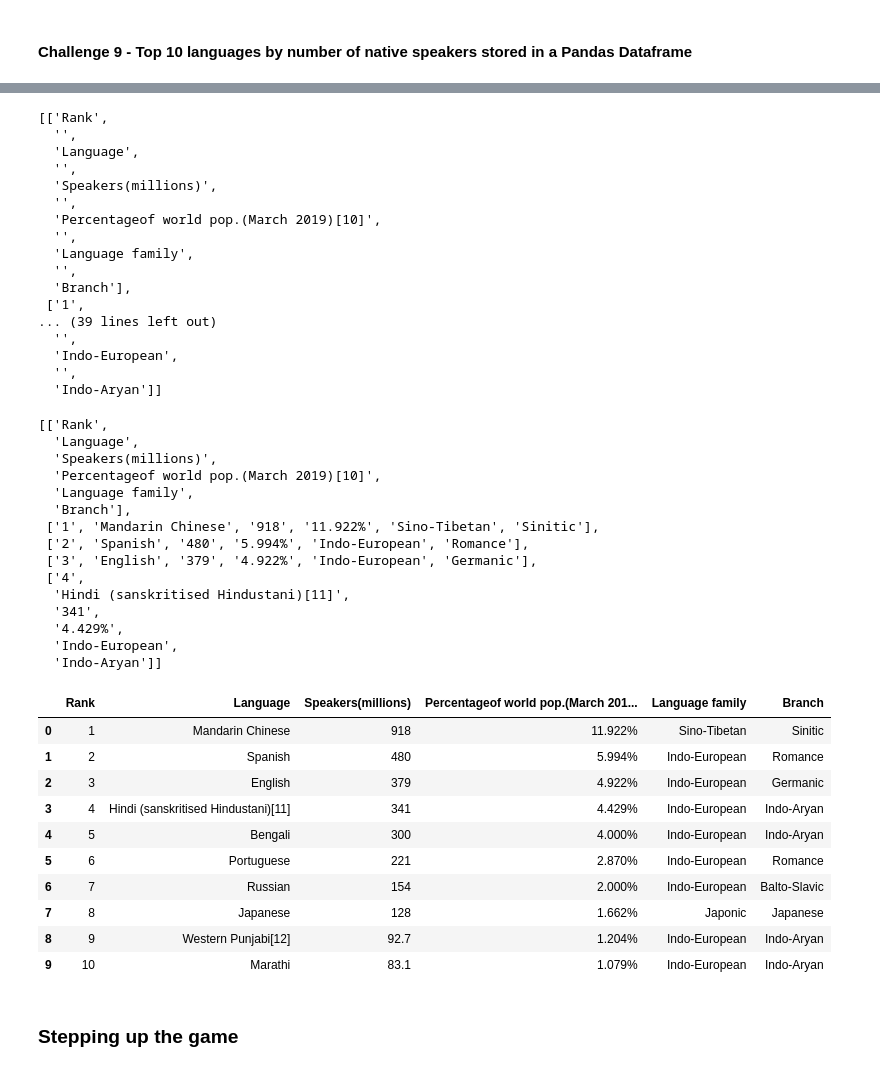
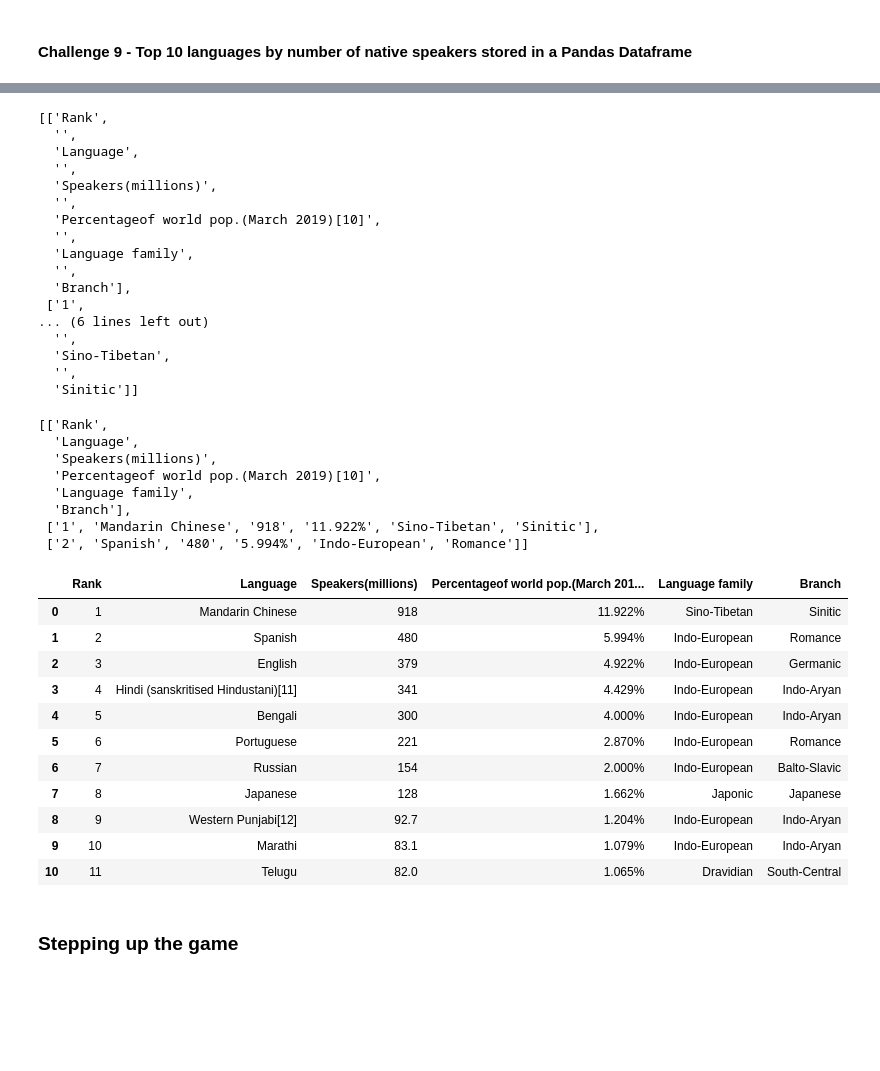
Before and after one commit to Ironhack-Data-Madrid-Enero-2022/lab-web-scraping, a Jupyter notebook: your-code/main.ipynb, the cells around one changed output, grey strips where cells are left out. Saved outputs shown, nothing was run; the diff lists cells and outputs as text; code cells hidden in the pictures; blank space fills up the shorter version.

```diff
--- a/your-code/main.ipynb
+++ b/your-code/main.ipynb
@@ -531,7 +520,7 @@ tabla
 
 filas=tabla.find_all('tr')
 filas=[f.text.strip().split('\n') for f in filas]
-filas[:5]
+filas[:2]
 # %% [output]
 [['Rank',
   '',
@@ -545,11 +534,11 @@ filas[:5]
   '',
   'Branch'],
  ['1',
-... (39 lines left out)
+... (6 lines left out)
   '',
-  'Indo-European',
+  'Sino-Tibetan',
   '',
-  'Indo-Aryan']]
+  'Sinitic']]
 # %%
 # Cleaning
 final=[]
@@ -563,7 +552,7 @@ for e in filas:
             tmp.append(st)
     final.append(tmp)
 
-final[:5]
+final[:3]
 # %% [output]
 [['Rank',
   'Language',
@@ -572,38 +561,32 @@ final[:5]
   'Language family',
   'Branch'],
  ['1', 'Mandarin Chinese', '918', '11.922%', 'Sino-Tibetan', 'Sinitic'],
- ['2', 'Spanish', '480', '5.994%', 'Indo-European', 'Romance'],
- ['3', 'English', '379', '4.922%', 'Indo-European', 'Germanic'],
- ['4',
-  'Hindi (sanskritised Hindustani)[11]',
-  '341',
-  '4.429%',
-  'Indo-European',
-  'Indo-Aryan']]
+ ['2', 'Spanish', '480', '5.994%', 'Indo-European', 'Romance']]
 # %%
 # dataframe
 
 import pandas as pd
 
 col_names=final[0]
 
 data=final[1:]
 
 df=pd.DataFrame(data, columns=col_names)
 
-df.head(10)
+df.head(11)
 # %% [output]
 |  | Rank | Language | Speakers(millions) | Percentageof world pop.(March 201... | Language family | Branch |
 | 0 | 1 | Mandarin Chinese | 918 | 11.922% | Sino-Tibetan | Sinitic |
 | 1 | 2 | Spanish | 480 | 5.994% | Indo-European | Romance |
 | 2 | 3 | English | 379 | 4.922% | Indo-European | Germanic |
 | 3 | 4 | Hindi (sanskritised Hindustani)[11] | 341 | 4.429% | Indo-European | Indo-Aryan |
 | 4 | 5 | Bengali | 300 | 4.000% | Indo-European | Indo-Aryan |
 | 5 | 6 | Portuguese | 221 | 2.870% | Indo-European | Romance |
 | 6 | 7 | Russian | 154 | 2.000% | Indo-European | Balto-Slavic |
 | 7 | 8 | Japanese | 128 | 1.662% | Japonic | Japanese |
 | 8 | 9 | Western Punjabi[12] | 92.7 | 1.204% | Indo-European | Indo-Aryan |
 | 9 | 10 | Marathi | 83.1 | 1.079% | Indo-European | Indo-Aryan |
+| 10 | 11 | Telugu | 82.0 | 1.065% | Dravidian | South-Central |
 # %% [markdown]
 ### Stepping up the game
 # %% [markdown]
```
Also changed, not shown: parts of 11 cells of this notebook.
